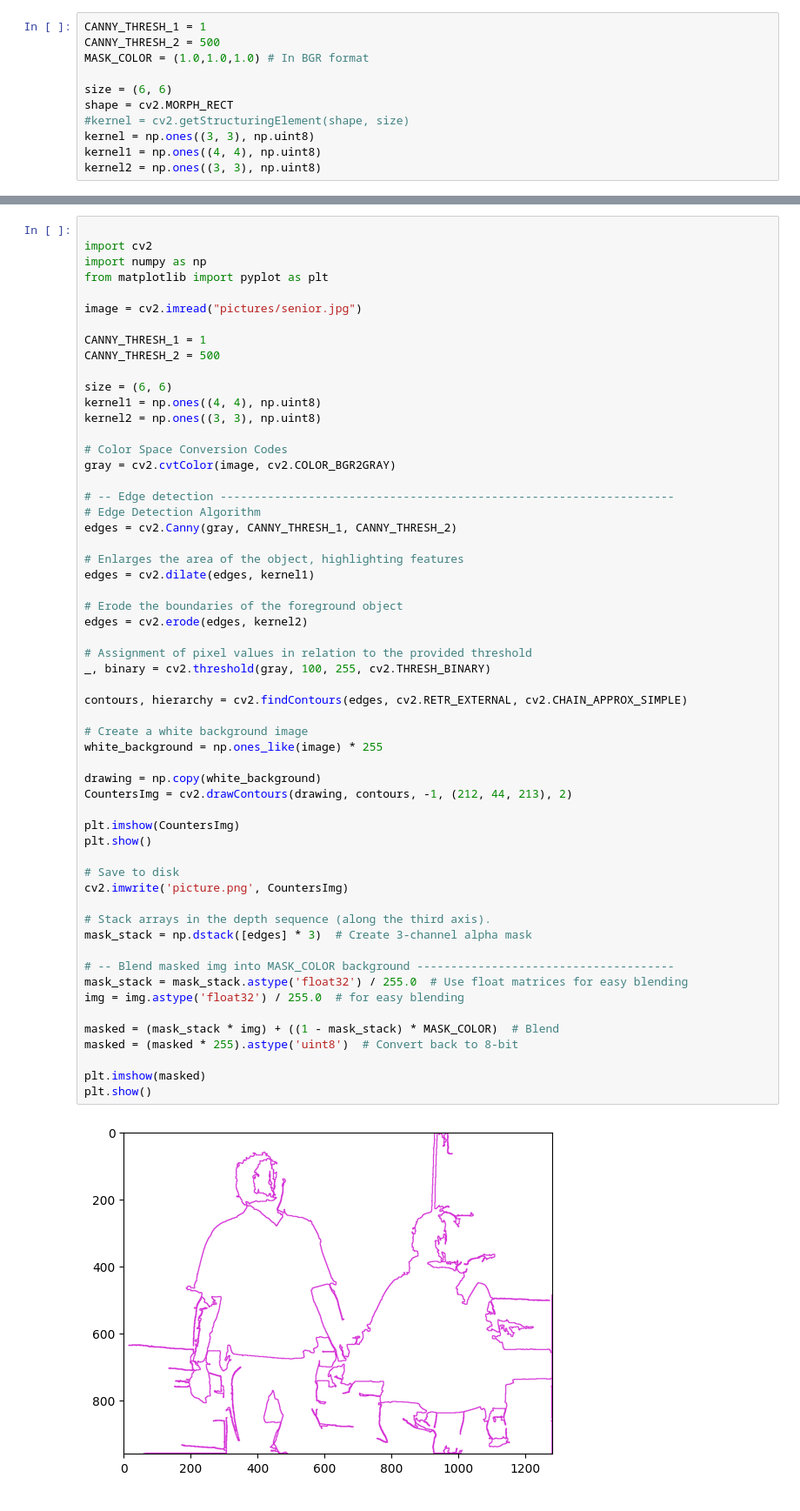
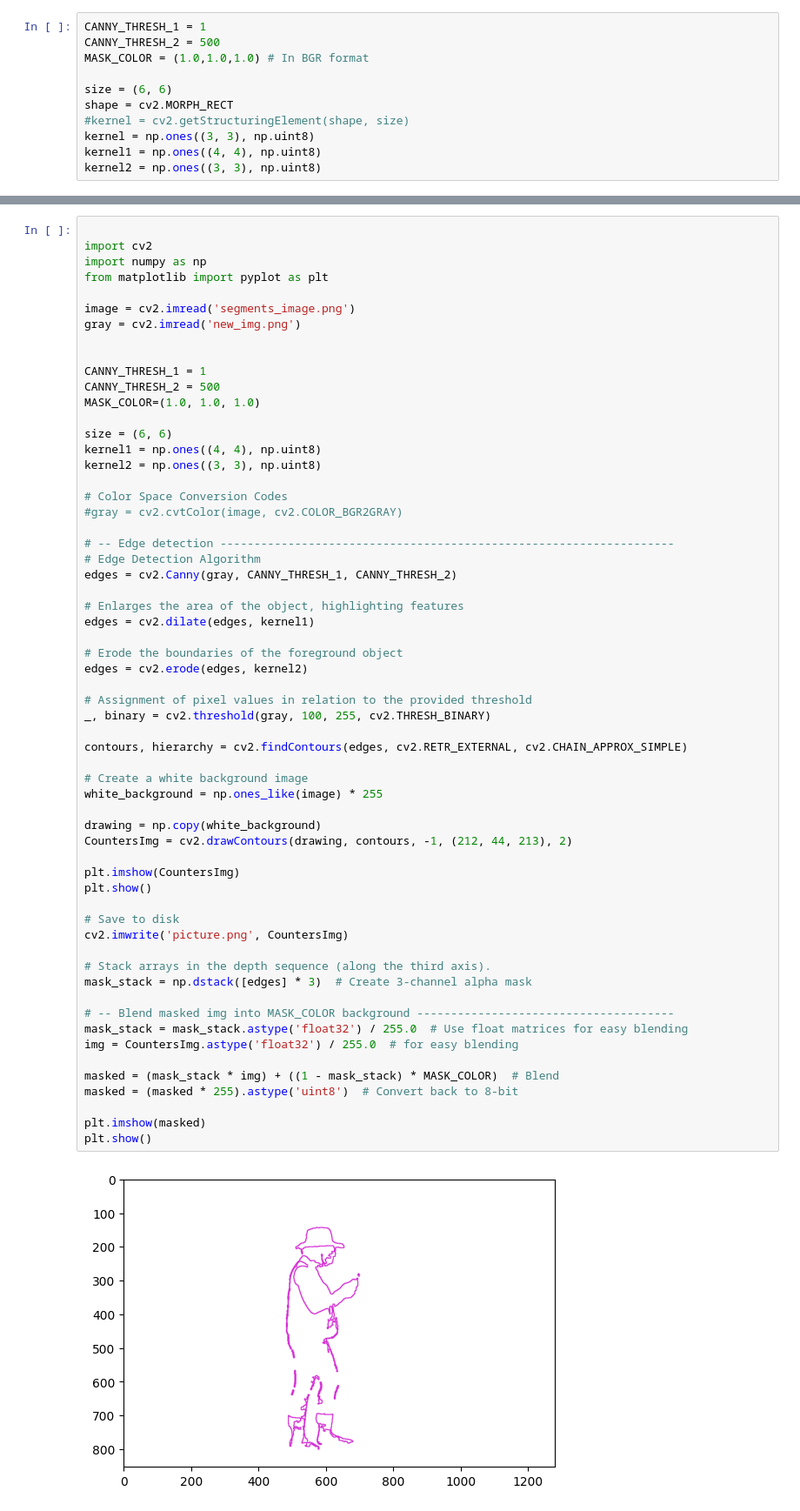
Before and after one commit to uol-mediaprocessing-2023-2024-classroom/project-line-art, a Jupyter notebook: dokumentary/TaleaResearchContours.ipynb, the cells around one changed output, grey strips where cells are left out. Shown at 87% size. Drawn from its saved outputs; the diff is of its cells as text.

```diff
--- a/dokumentary/TaleaResearchContours.ipynb
+++ b/dokumentary/TaleaResearchContours.ipynb
@@ -267,17 +335,20 @@ import cv2
 import numpy as np
 from matplotlib import pyplot as plt
 
-image = cv2.imread("pictures/senior.jpg")
+image = cv2.imread('segments_image.png')
+gray = cv2.imread('new_img.png')
+
 
 CANNY_THRESH_1 = 1
 CANNY_THRESH_2 = 500
+MASK_COLOR=(1.0, 1.0, 1.0)
 
 size = (6, 6)
 kernel1 = np.ones((4, 4), np.uint8)
 kernel2 = np.ones((3, 3), np.uint8)
 
 # Color Space Conversion Codes
-gray = cv2.cvtColor(image, cv2.COLOR_BGR2GRAY)
+#gray = cv2.cvtColor(image, cv2.COLOR_BGR2GRAY)
 
 # -- Edge detection -------------------------------------------------------------------
 # Edge Detection Algorithm
@@ -291,32 +362,32 @@ edges = cv2.erode(edges, kernel2)
 
 # Assignment of pixel values in relation to the provided threshold
 _, binary = cv2.threshold(gray, 100, 255, cv2.THRESH_BINARY)
 
 contours, hierarchy = cv2.findContours(edges, cv2.RETR_EXTERNAL, cv2.CHAIN_APPROX_SIMPLE)
 
 # Create a white background image
 white_background = np.ones_like(image) * 255
 
 drawing = np.copy(white_background)
 CountersImg = cv2.drawContours(drawing, contours, -1, (212, 44, 213), 2)
 
 plt.imshow(CountersImg)
 plt.show()
 
 # Save to disk
 cv2.imwrite('picture.png', CountersImg)
 
 # Stack arrays in the depth sequence (along the third axis).
 mask_stack = np.dstack([edges] * 3)  # Create 3-channel alpha mask
 
 # -- Blend masked img into MASK_COLOR background --------------------------------------
 mask_stack = mask_stack.astype('float32') / 255.0  # Use float matrices for easy blending
-img = img.astype('float32') / 255.0  # for easy blending
+img = CountersImg.astype('float32') / 255.0  # for easy blending
 
 masked = (mask_stack * img) + ((1 - mask_stack) * MASK_COLOR)  # Blend
 masked = (masked * 255).astype('uint8')  # Convert back to 8-bit
 
 plt.imshow(masked)
 plt.show()
 # %% [output]
-[figure, old version]
+[figure, new version]
```
Also changed, not shown: parts of 9 cells of this notebook, 1 other file.
